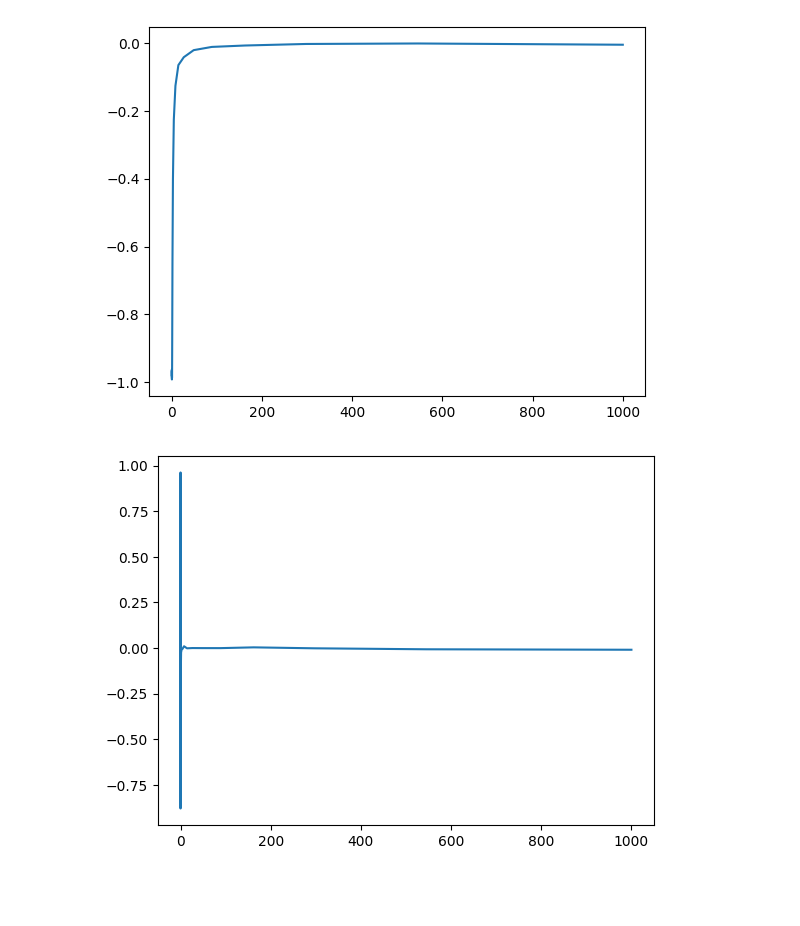
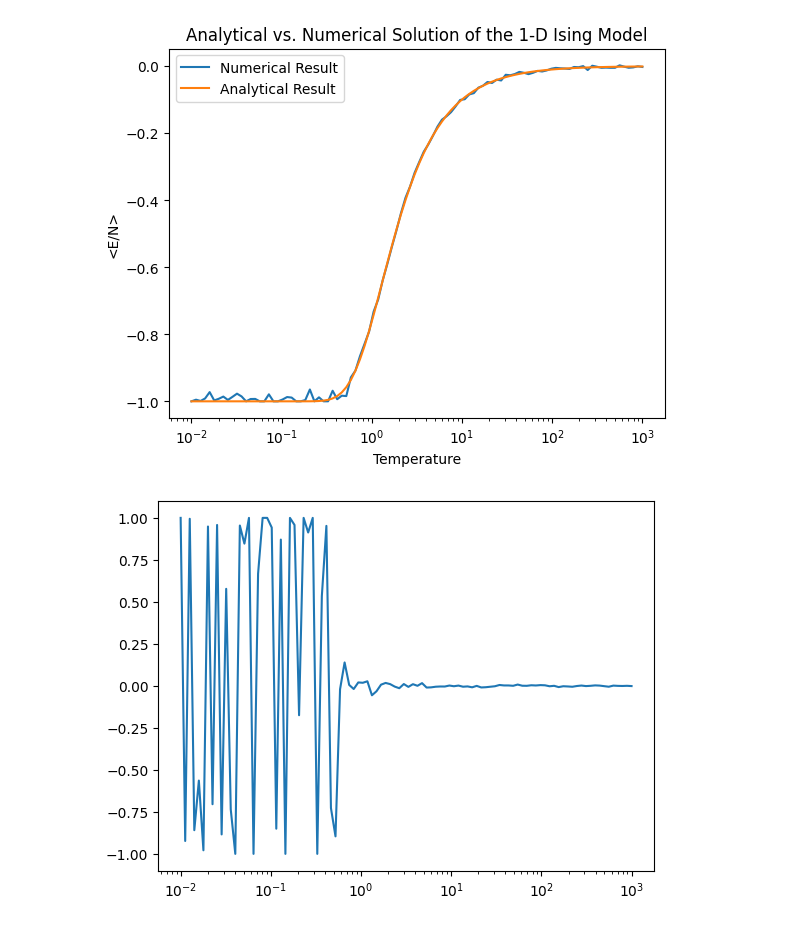
Before and after one commit to ekellum6/IsingModel, a Jupyter notebook: Ising-Model-1.ipynb, the cells around one changed output. Drawn from its saved outputs; the diff is of its cells as text; code cells hidden in the pictures; blank space fills up the shorter version.

Commit message:
Updated 1D and 2D model

```diff
--- a/Ising-Model-1.ipynb
+++ b/Ising-Model-1.ipynb
@@ -6,8 +6,9 @@ import matplotlib.pyplot as plt
 L = 100 #number of lattice points in each dimension
 size = L #total number of lattice points
 J = 1  #Coupling Coefficient
-N = 1000 #number of monte-carlo steps
-Nt = 20 #number of temperatures sampled
+N = 1000 #number of monte-carlo steps for data collection
+Neq = 200 #number of MCS for equilibration
+Nt = 100 #number of temperatures sampled
 Temps = np.logspace(-2,3,Nt)
 
 #Data Collection
@@ -24,11 +25,12 @@ for T in Temps:
     state = np.random.choice([-1,1],L)
     state_i = state.copy()
     #Begin Iteration of MCS (monte-carlo steps)
-    for n_out in range(N):
-        #compute and store magnetization
-        M_t[n_out] = np.sum(state)/size
-        #compute and store energy per spin
-        E_t[n_out] = -J*np.sum(state*np.roll(state,1))/size
+    for n_out in range(N+Neq):
+        if n_out >= Neq:
+            #compute and store magnetization
+            M_t[n_out-Neq] = np.sum(state)/size
+            #compute and store energy per spin
+            E_t[n_out-Neq] = -J*np.sum(state*np.roll(state,1))/size
         #For each MCS, attempt flipping one spin for every lattice point
         for n_in in range(size):
             #choose a random lattice point
@@ -50,15 +52,24 @@ for T in Temps:
     s_T.append((state_i,state_f))
     Tcounter += 1
 # %%
-#Plot <E>(T)
-plt.plot(Temps,E_T)
+#Analytical Solution:
+exactE_T = np.array([-J*np.tanh(J/T) for T in Temps])
+#Plot <E/N>(T)
+plt.plot(Temps,E_T, label='Numerical Result')
+plt.plot(Temps, exactE_T, label='Analytical Result')
+plt.title("Analytical vs. Numerical Solution of the 1-D Ising Model")
+plt.xscale('log')
+plt.xlabel("Temperature")
+plt.ylabel("<E/N>")
+plt.legend()
 plt.show()
 # %% [output]
-[figure, old version]
+[figure, new version]
 # %%
 #Plot <M>(T)
 plt.plot(Temps,M_T)
+plt.xscale('log')
 plt.show()
 # %% [output]
-[figure, old version]
+[figure, new version]
 # %%
```
Also changed, not shown: parts of 1 cell of this notebook, 1 other file.
